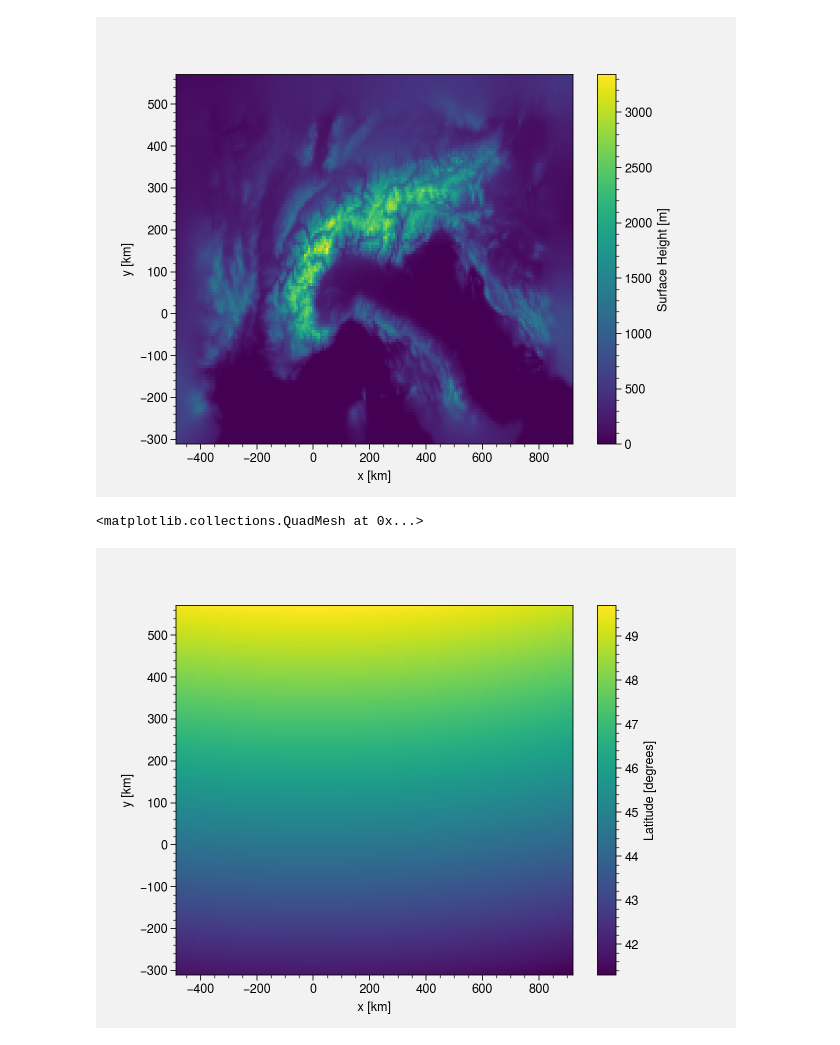
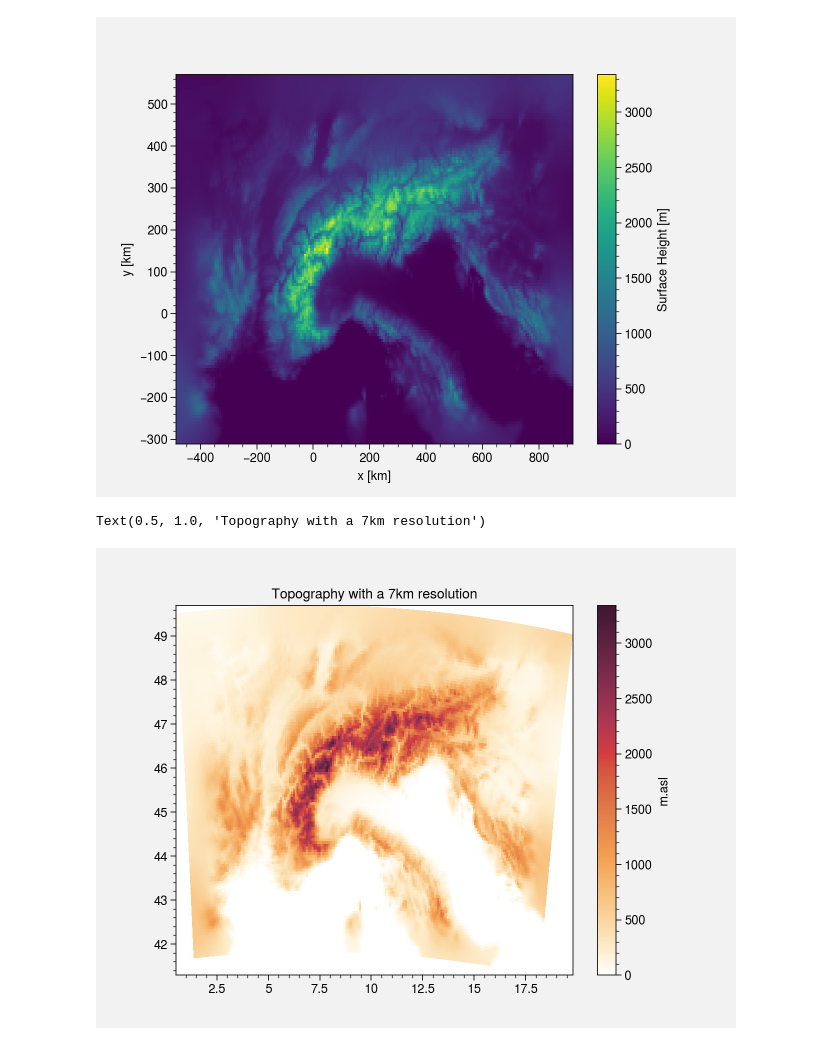
Before and after one commit to mmenegoz/M2_climat_MAR, a Jupyter notebook: MAR_alpine_climate_trends.ipynb, the cells around one changed output. Cells and saved outputs as stored; diff of their text form; code cells hidden in the pictures.

```diff
--- a/MAR_alpine_climate_trends.ipynb
+++ b/MAR_alpine_climate_trends.ipynb
@@ -27,5 +29,5 @@ Virtual memory usage - total: 51 GB / available: 35 GB / percent used: 30.0 %
 # %%
-ds = xr.open_dataset('MARgrid_EUf.nc')
+ds = xr.open_dataset('../MARgrid_EUf.nc')
 ds # ds as dataset
 # %% [output]
 <xarray.Dataset>
@@ -50,8 +52,11 @@ ds.SH.plot()
 # %% [output]
 <matplotlib.collections.QuadMesh at 0x...>
 [figure]
-# %%
-ds.LAT.plot()
-# %% [output]
-<matplotlib.collections.QuadMesh at 0x...>
-[figure, removed]
+# %%
+fig, ax = plt.subplots()
+m=ax.pcolormesh(ds.LON, ds.LAT, ds.SH)
+fig.colorbar(m,label= 'm.asl')
+ax.set_title('Topography with a 7km resolution')
+# %% [output]
+Text(0.5, 1.0, 'Topography with a 7km resolution')
+[figure, added]
```
Also changed, not shown: parts of 9 cells of this notebook.
